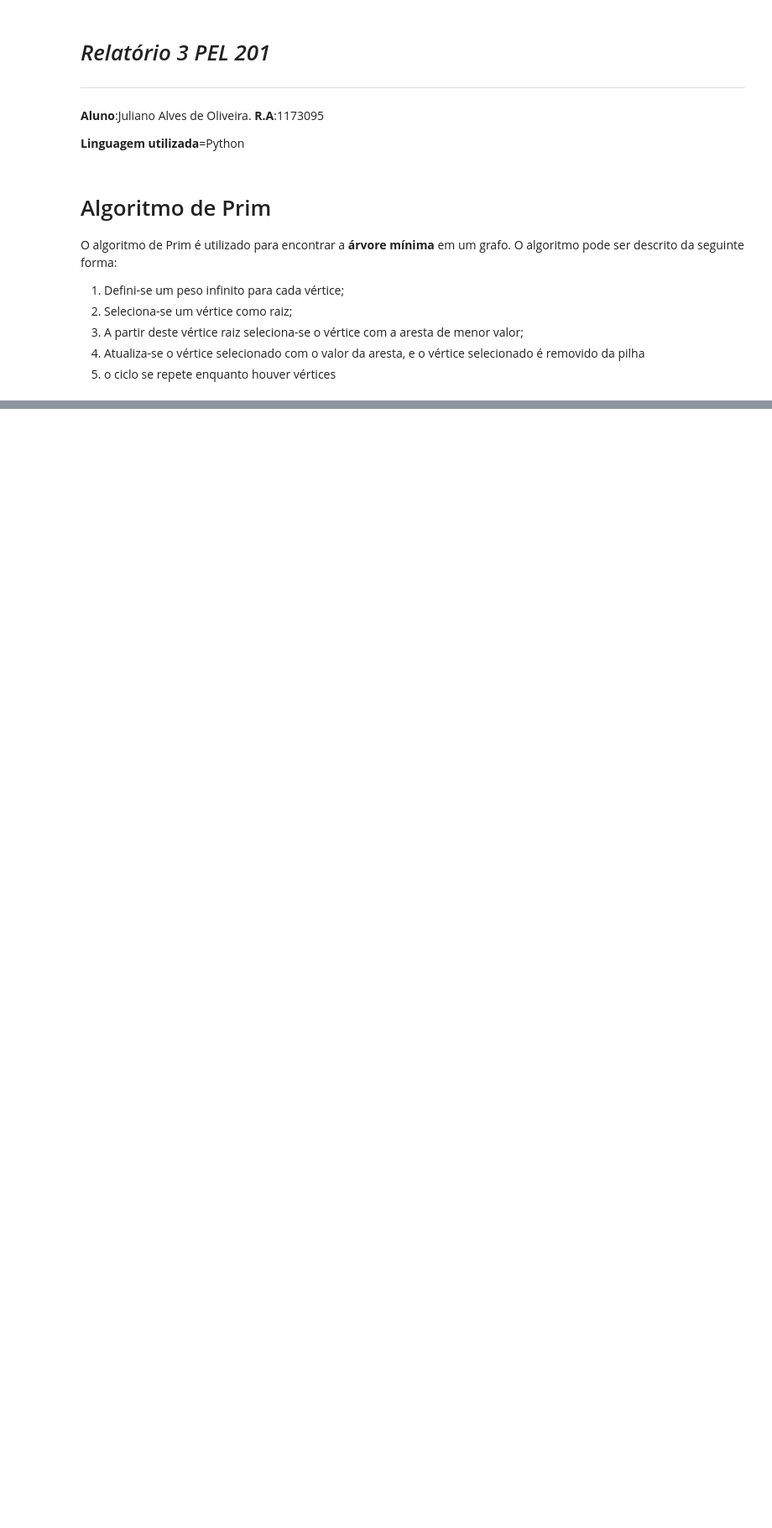
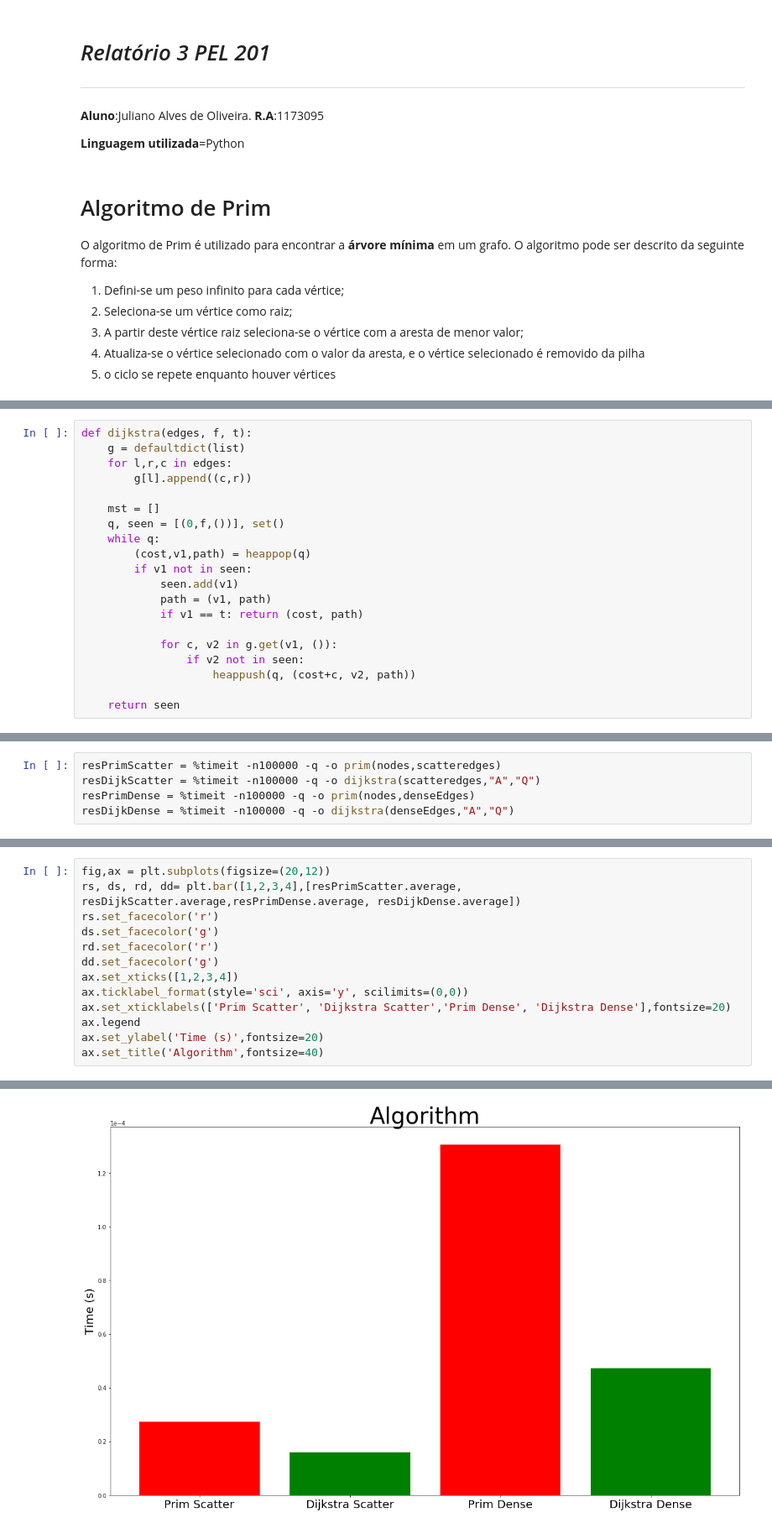
Before and after one commit to JulianoEngineer/PEL201, a Jupyter notebook: Relatorio 3/PEL201_Relatorio3.ipynb, the cells around one changed output, grey strips where cells are left out. Shown: that part at 84% size. Drawn from its saved outputs; the diff is of its cells as text; blank space fills up the shorter version.

```diff
--- a/Relatorio 3/PEL201_Relatorio3.ipynb
+++ b/Relatorio 3/PEL201_Relatorio3.ipynb
@@ -35,0 +55,20 @@ array([[ -762,  1668,   948, ...,   642,   847,  -608],
+# %%
+def dijkstra(edges, f, t):
+    g = defaultdict(list)
+    for l,r,c in edges:
+        g[l].append((c,r))
+
+    mst = []
+    q, seen = [(0,f,())], set()
+    while q:
+        (cost,v1,path) = heappop(q)
+        if v1 not in seen:
+            seen.add(v1)
+            path = (v1, path)
+            if v1 == t: return (cost, path)
+
+            for c, v2 in g.get(v1, ()):
+                if v2 not in seen:
+                    heappush(q, (cost+c, v2, path))
+
+    return seen
@@ -35,0 +196,5 @@ array([[ -762,  1668,   948, ...,   642,   847,  -608],
+# %%
+resPrimScatter = %timeit -n100000 -q -o prim(nodes,scatteredges)
+resDijkScatter = %timeit -n100000 -q -o dijkstra(scatteredges,"A","Q")
+resPrimDense = %timeit -n100000 -q -o prim(nodes,denseEdges)
+resDijkDense = %timeit -n100000 -q -o dijkstra(denseEdges,"A","Q")
@@ -35,0 +203,14 @@ array([[ -762,  1668,   948, ...,   642,   847,  -608],
+# %%
+fig,ax = plt.subplots(figsize=(20,12))
+rs, ds, rd, dd= plt.bar([1,2,3,4],[resPrimScatter.average, resDijkScatter.average,resPrimDense.average, resDijkDense.average])
+rs.set_facecolor('r')
+ds.set_facecolor('g')
+rd.set_facecolor('r')
+dd.set_facecolor('g')
+ax.set_xticks([1,2,3,4])
+ax.ticklabel_format(style='sci', axis='y', scilimits=(0,0))
+ax.set_xticklabels(['Prim Scatter', 'Dijkstra Scatter','Prim Dense', 'Dijkstra Dense'],fontsize=20)
+ax.legend
+ax.set_ylabel('Time (s)',fontsize=20)
+ax.set_title('Algorithm',fontsize=40)
+# %% [output]
@@ -35,0 +218 @@ array([[ -762,  1668,   948, ...,   642,   847,  -608],
+[figure, added]
```
Also changed, not shown: parts of 13 cells of this notebook.
